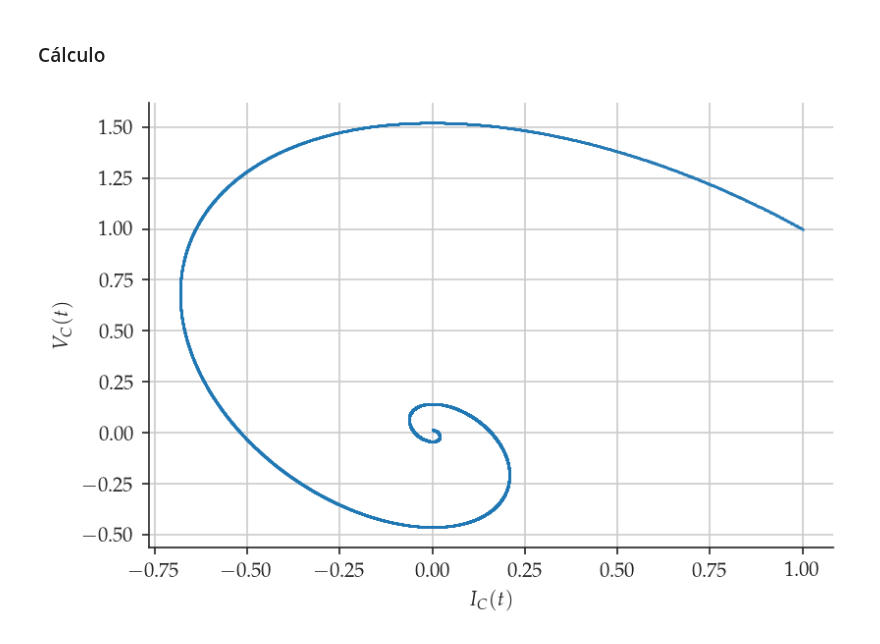
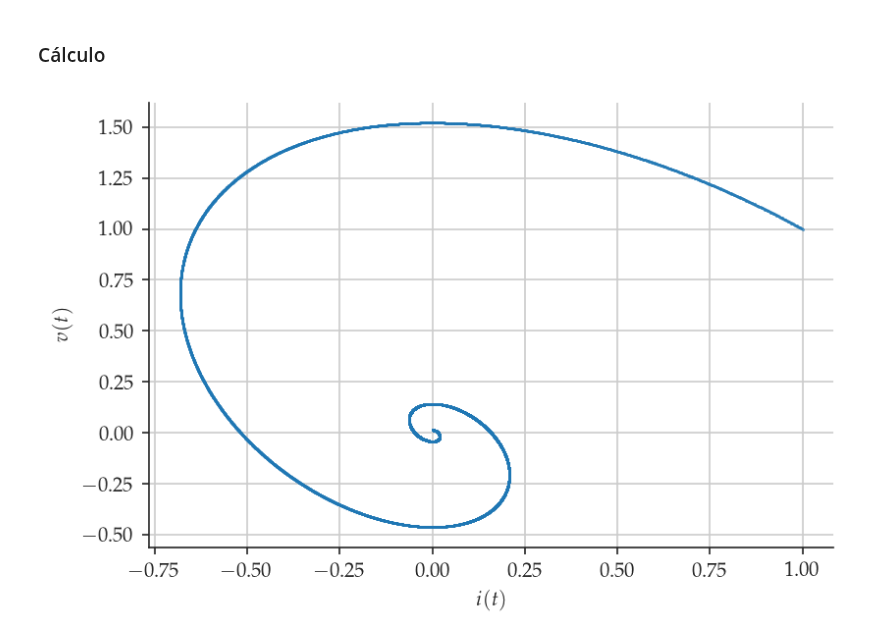
Before and after one commit to joaoppagnan/pibic-2020-2021, a Jupyter notebook: notebooks/visualizacao/espaco-fase.ipynb, the cells around one changed output. Drawn from its saved outputs; the diff is of its cells as text; code cells hidden in the pictures.

```diff
--- a/notebooks/visualizacao/espaco-fase.ipynb
+++ b/notebooks/visualizacao/espaco-fase.ipynb
@@ -69,13 +69,13 @@ V, I = simular_rlc(10000, 1, 1)
 # %%
 fig, ax = plt.subplots()
 
 ax.scatter(I, V, s=0.1)
 
-ax.set_ylabel(r"$V_{C}(t)$")
-ax.set_xlabel(r"$I_{C}(t)$")
+ax.set_ylabel(r"$v(t)$")
+ax.set_xlabel(r"$i(t)$")
 
 ax.grid()
 sns.despine()
 fig.savefig("../../reports/relatorio-ee015/figures/rlc-phase-space.png")
 # %% [output]
-[figure, old version]
+[figure, new version]
```
Also changed, not shown: 4 other files.
